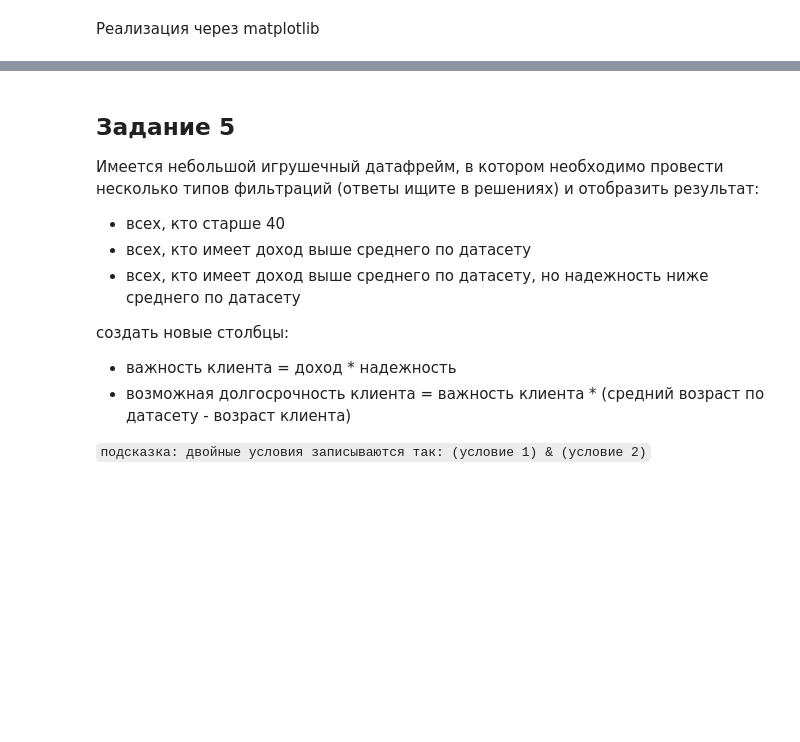
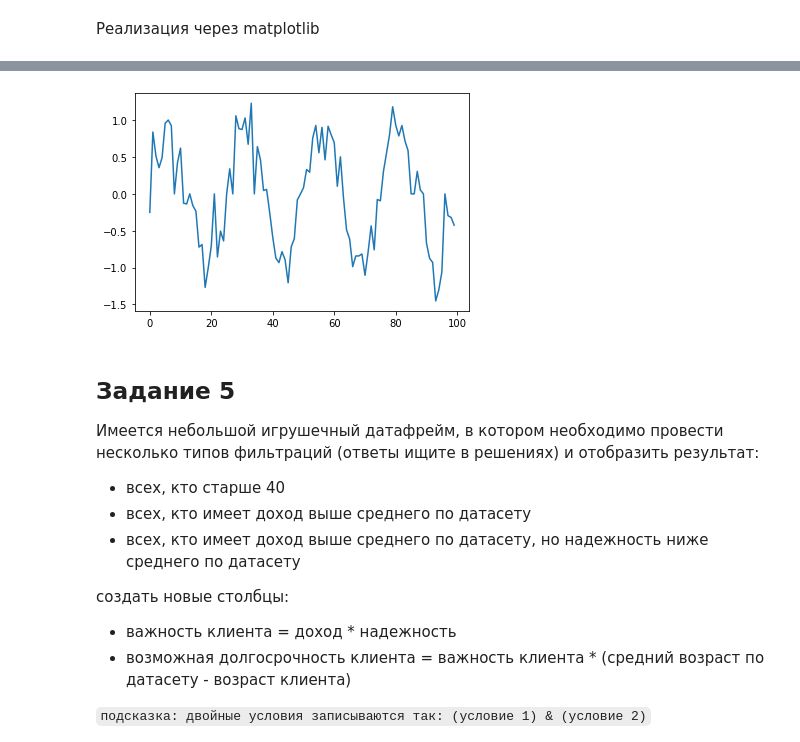
Before and after one commit to t0r1n88/stepic_prepod, a Jupyter notebook: Task 2.ipynb, the cells around one changed output, grey strips where cells are left out. Saved outputs shown, nothing was run; the diff lists cells and outputs as text; code cells hidden in the pictures; blank space fills up the shorter version.

```diff
--- a/Task 2.ipynb
+++ b/Task 2.ipynb
@@ -226,3 +223,9 @@ plt.plot(df.target.values)
+# %%
+# Отобразим без пропусков
+df.fillna(0,inplace=True)
+plt.plot(df.target.values);
+# %% [output]
+[figure, added]
 # %% [markdown]
 ## Задание 5
 
```
Also changed, not shown: parts of 15 cells of this notebook.
